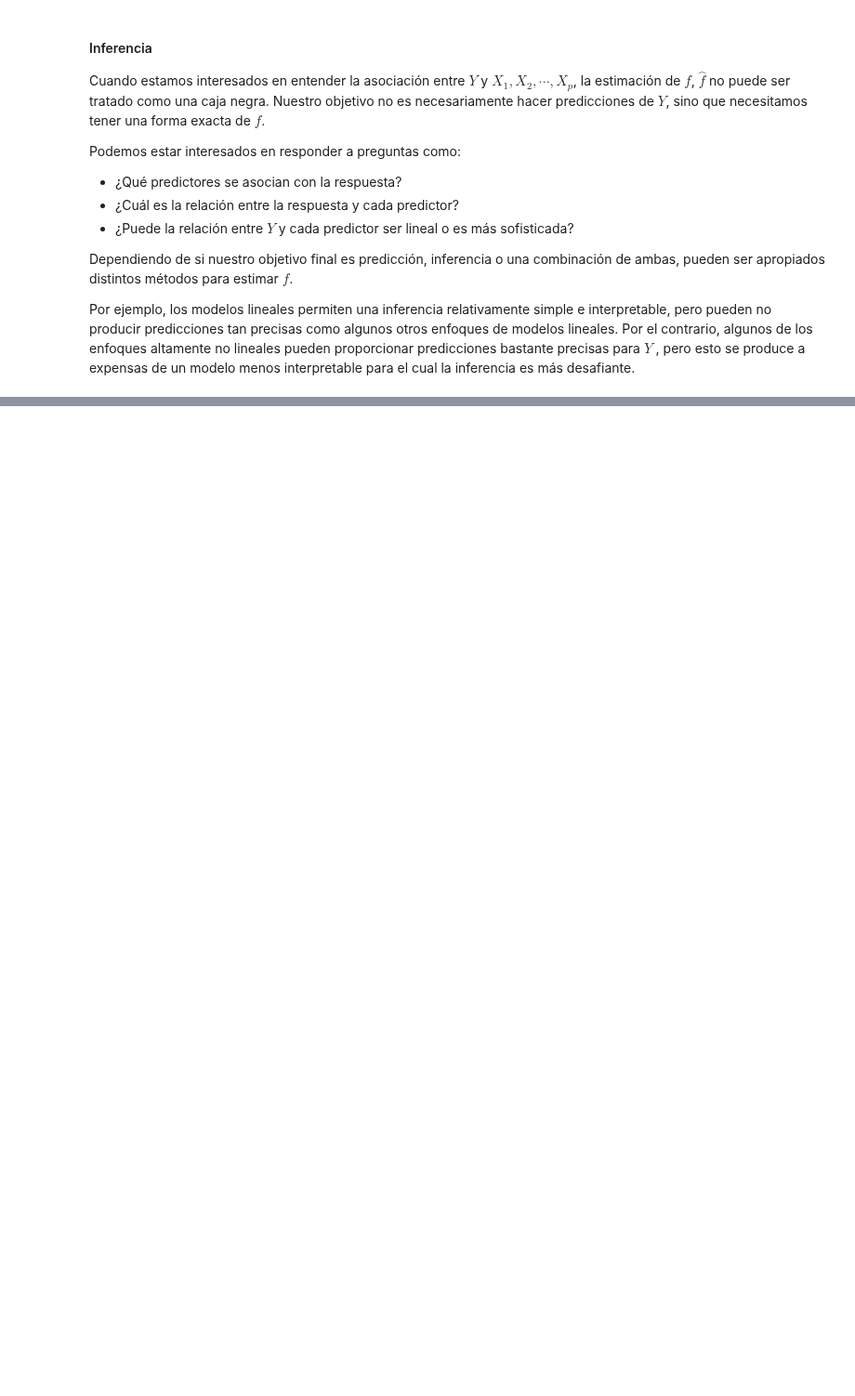
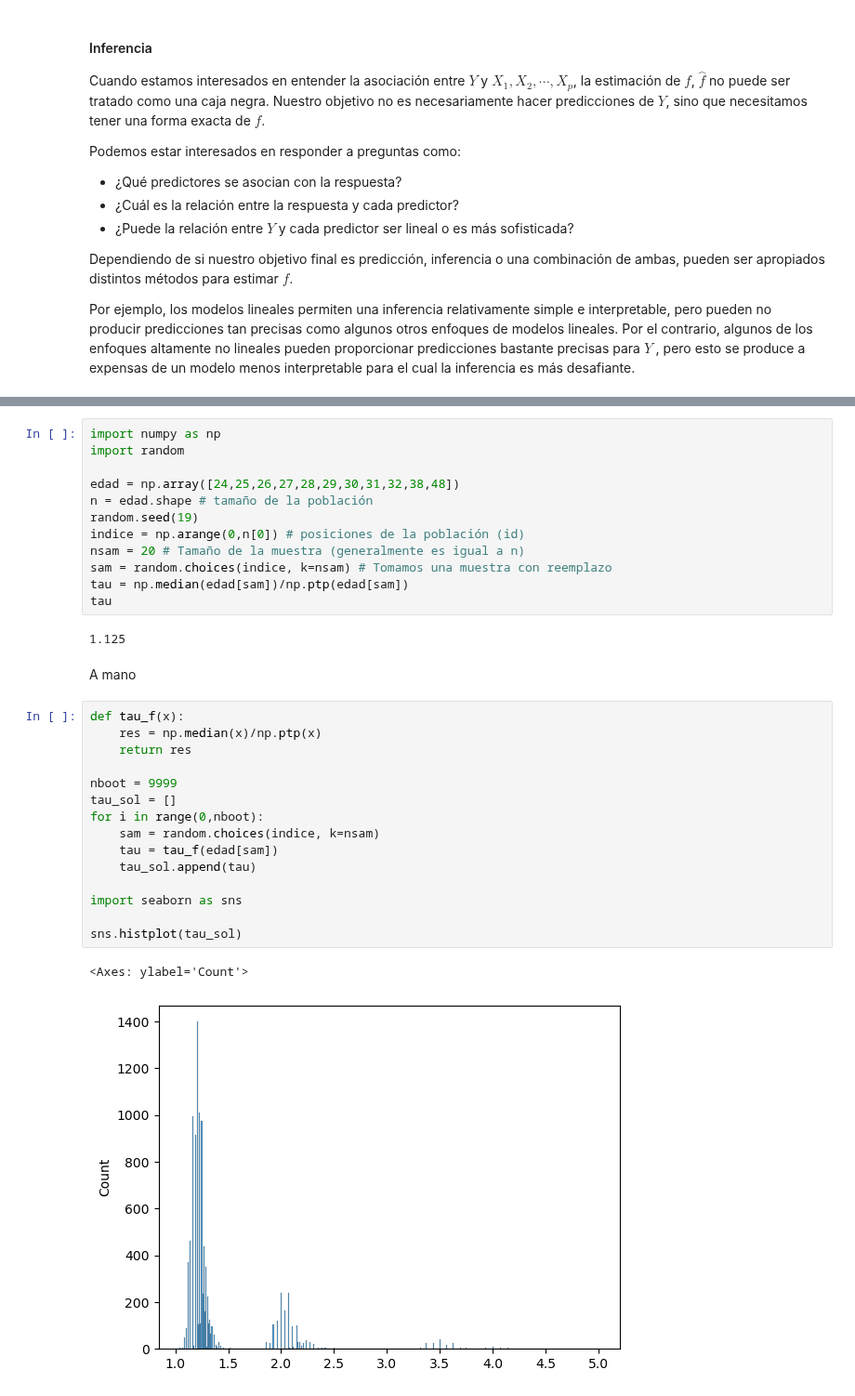
Before and after one commit to vmoprojs/MLPython, a Jupyter notebook: IntroML.ipynb, the cells around one changed output, grey strips where cells are left out. Shown at 93% size. Saved outputs shown, nothing was run; the diff lists cells and outputs as text; blank space fills up the shorter version.

```diff
--- a/IntroML.ipynb
+++ b/IntroML.ipynb
@@ -209,0 +234,34 @@ $$
+# %%
+import numpy as np
+import random
+
+edad = np.array([24,25,26,27,28,29,30,31,32,38,48])
+n = edad.shape # tamaño de la población
+random.seed(19)
+indice = np.arange(0,n[0]) # posiciones de la población (id)
+nsam = 20 # Tamaño de la muestra (generalmente es igual a n)
+sam = random.choices(indice, k=nsam) # Tomamos una muestra con reemplazo
+tau = np.median(edad[sam])/np.ptp(edad[sam])
+tau
+# %% [output]
+1.125
+# %% [markdown]
+A mano
+# %%
+def tau_f(x):
+    res = np.median(x)/np.ptp(x)
+    return res
+
+nboot = 9999
+tau_sol = []
+for i in range(0,nboot):
+    sam = random.choices(indice, k=nsam)
+    tau = tau_f(edad[sam])
+    tau_sol.append(tau)
+
+import seaborn as sns
+
+sns.histplot(tau_sol)
+# %% [output]
+<Axes: ylabel='Count'>
+[figure, added]
```
Also changed, not shown: parts of 7 cells of this notebook, 9 other files.
